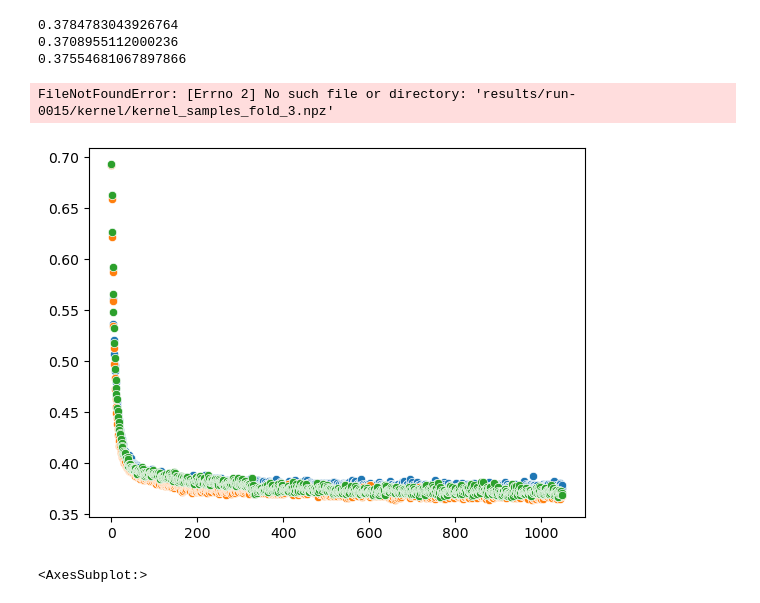
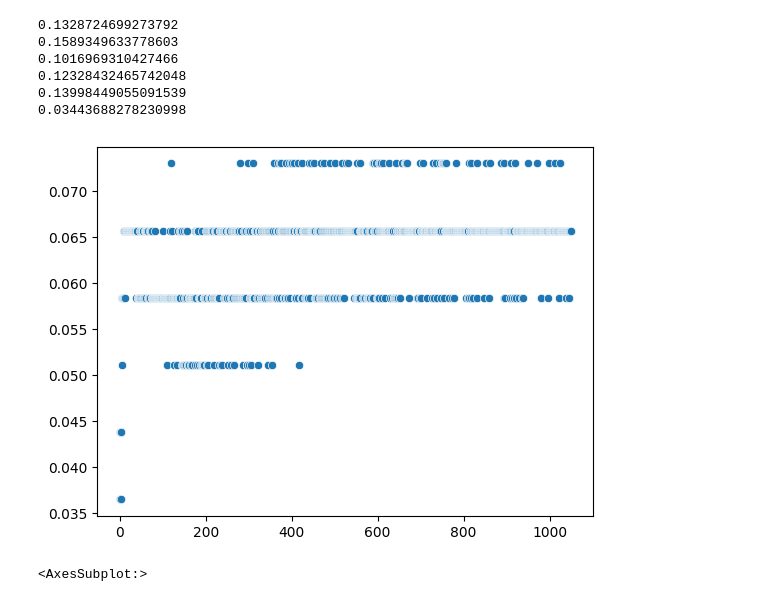
Before and after one commit to mattyred/BayesianSGP_Automatic_Coupling_Determination, a Jupyter notebook: viz_results.ipynb, the cells around one changed output. Cells and saved outputs as stored; diff of their text form; code cells hidden in the pictures.

```diff
--- a/viz_results.ipynb
+++ b/viz_results.ipynb
@@ -36,20 +36,22 @@ def fill_triangular(L, D_in):
 # %%
 test_mnll_folds = []
 for k in range(5):
-    kernel_data = np.load(f'results/run-0015/kernel/kernel_samples_fold_{k}.npz')
+    kernel_data = np.load(f'results/run-0012/kernel/kernel_samples_fold_{k}.npz')
     print(kernel_data['test_mnll'])
-    test_mnll_folds.append(kernel_data['test_mnll'])
-    ll_iter = kernel_data['test_mnll_iter']
+    test_mnll_folds.append(kernel_data['test_error_rate'])
+    ll_iter = kernel_data['test_error_rate_iter']
     n_iters = ll_iter.shape[0]
-    sns.scatterplot(x=np.arange(n_iters), y=ll_iter)
+    sns.scatterplot(x=np.arange(n_iters), y=ll_iter) if k==1 else None
     #print('Params saved: ', list(kernel_data.keys()))
 print(np.array(test_mnll_folds).mean())
 # %% [output]
-0.3784783043926764
-0.3708955112000236
-0.37554681067897866
+0.1328724699273792
+0.1589349633778603
+0.1016969310427466
+0.12328432465742048
+0.13998449055091539
+0.03443688278230998
-FileNotFoundError: [Errno 2] No such file or directory: 'results/run-0015/kernel/kernel_samples_fold_3.npz'
-[figure, old version]
+[figure, new version]
 # %%
 D = kernel_data['D']
 num_samples = kernel_data['kern.L'].shape[0]
```
